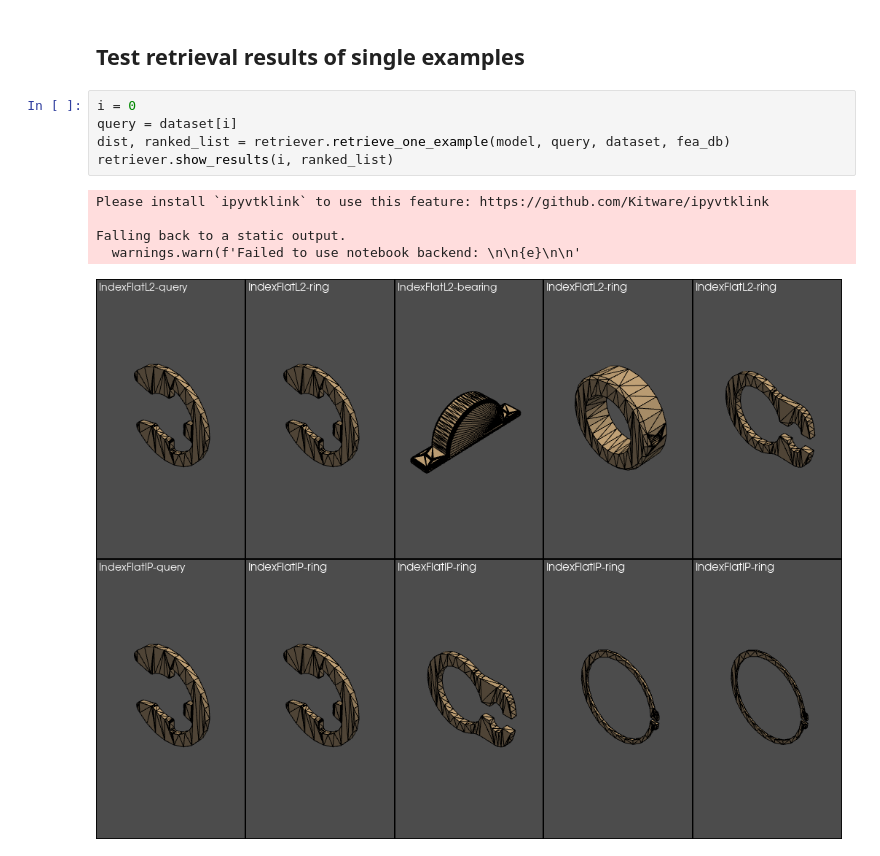
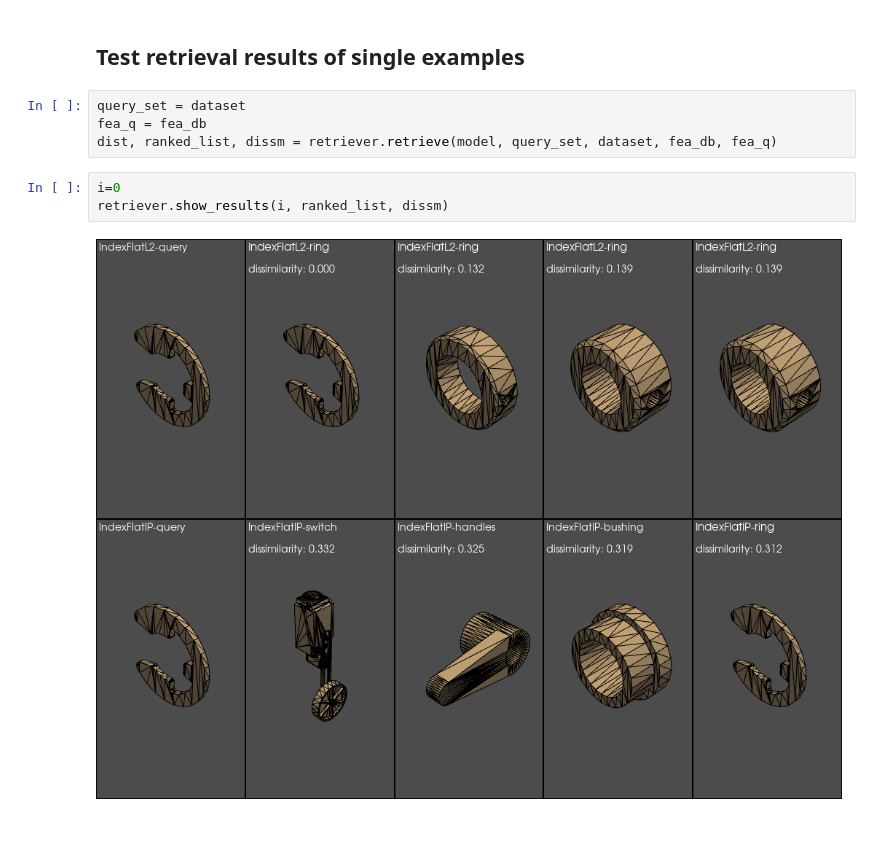
Before and after one commit to anglixjtu/MeshCNN_, a Jupyter notebook: test_retrieval.ipynb, the cells around one changed output. Drawn from its saved outputs; the diff is of its cells as text; blank space fills up the shorter version.

```diff
--- a/test_retrieval.ipynb
+++ b/test_retrieval.ipynb
@@ -18,14 +18,12 @@ loading the model from ./checkpoints\MCB_B_MLP_noaug\26_net.pth
 fea_db = retriever.extract_database_features(model, dataset)
 # %% [markdown]
 ## Test retrieval results of single examples
+# %%
+query_set = dataset
+fea_q = fea_db
+dist, ranked_list, dissm = retriever.retrieve(model, query_set, dataset, fea_db, fea_q)
 # %%
-i = 0
-query = dataset[i]
-dist, ranked_list = retriever.retrieve_one_example(model, query, dataset, fea_db)
-retriever.show_results(i, ranked_list)
+i=0
+retriever.show_results(i, ranked_list, dissm)
 # %% [output]
-Please install `ipyvtklink` to use this feature: https://github.com/Kitware/ipyvtklink
-
-Falling back to a static output.
-  warnings.warn(f'Failed to use notebook backend: \n\n{e}\n\n'
-[figure, old version]
+[figure, new version]
```
Also changed, not shown: parts of 20 cells of this notebook, 13 other files.
